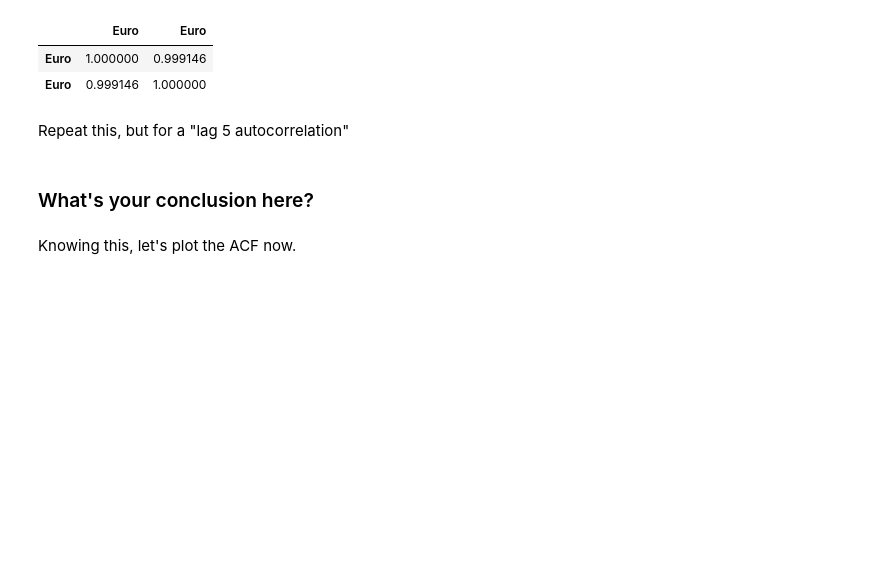
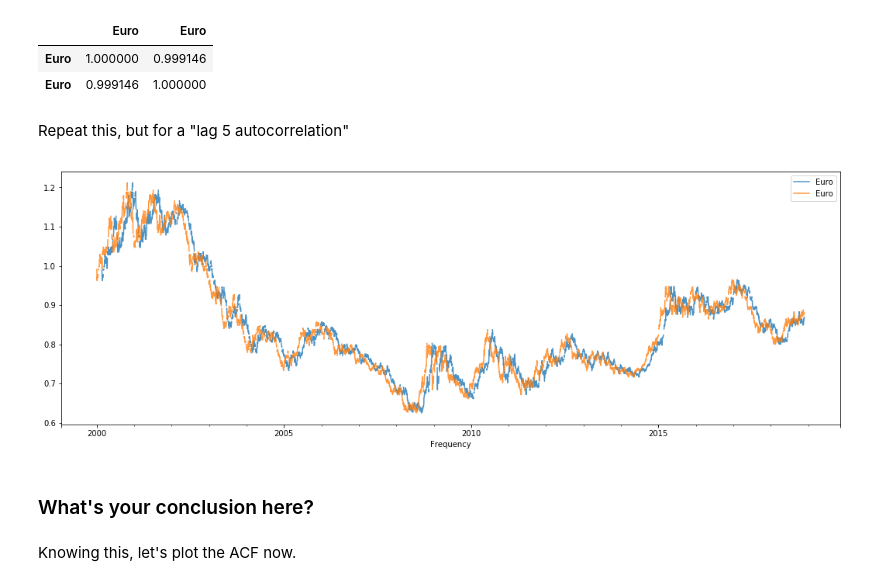
Before and after one commit to cjriggio/dsc-corr-autocorr-in-time-series-lab-nyc-ds-career-042219, a Jupyter notebook: index.ipynb, the cells around one changed output. Saved outputs shown, nothing was run; the diff lists cells and outputs as text; code cells hidden in the pictures; blank space fills up the shorter version.

```diff
--- a/index.ipynb
+++ b/index.ipynb
@@ -110,3 +108,12 @@ Repeat this, but for a "lag 5 autocorrelation"
+# %%
+# your code here
+eur_shift_50 = eur.shift(periods=50)
+eur_shift_50.head()
+
+lag_50= pd.concat([eur_shift_50, eur], axis=1)
+lag_50.plot(figsize=(18,6), alpha=0.8);
+# %% [output]
+[figure, added]
 # %%
 # your code here
 # %% [markdown]
```
Also changed, not shown: parts of 1 cell of this notebook.
